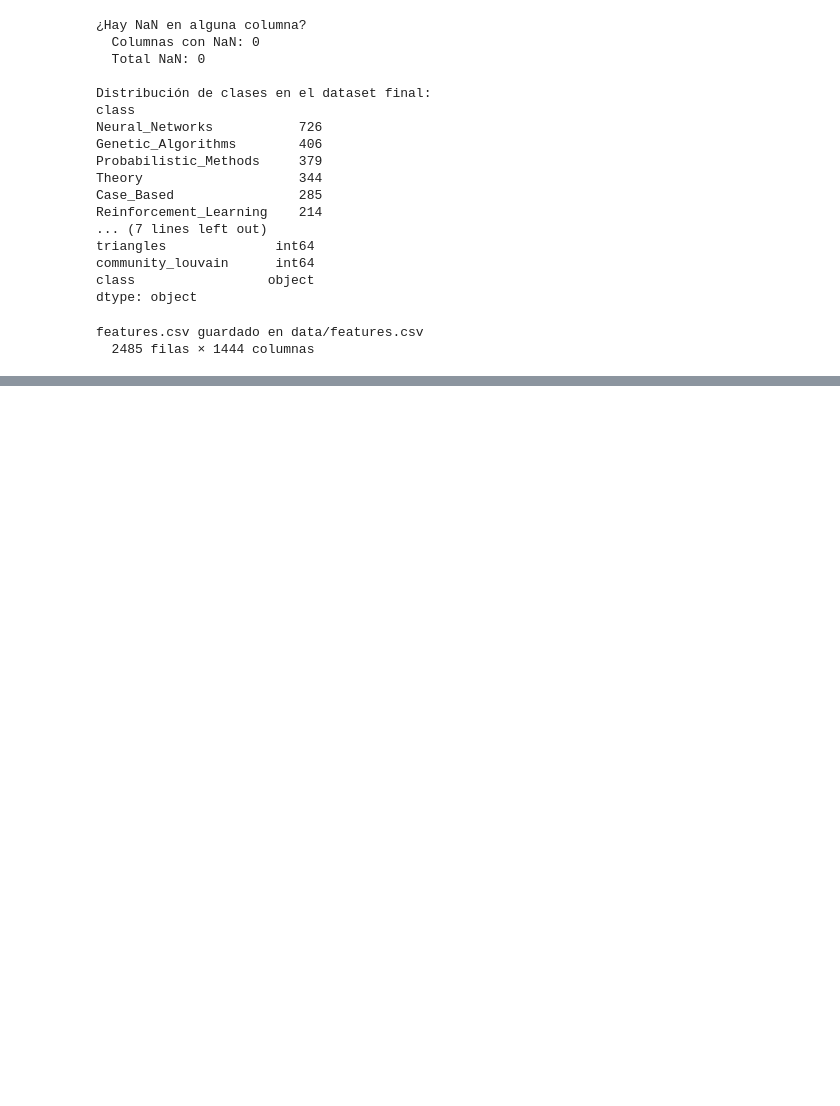
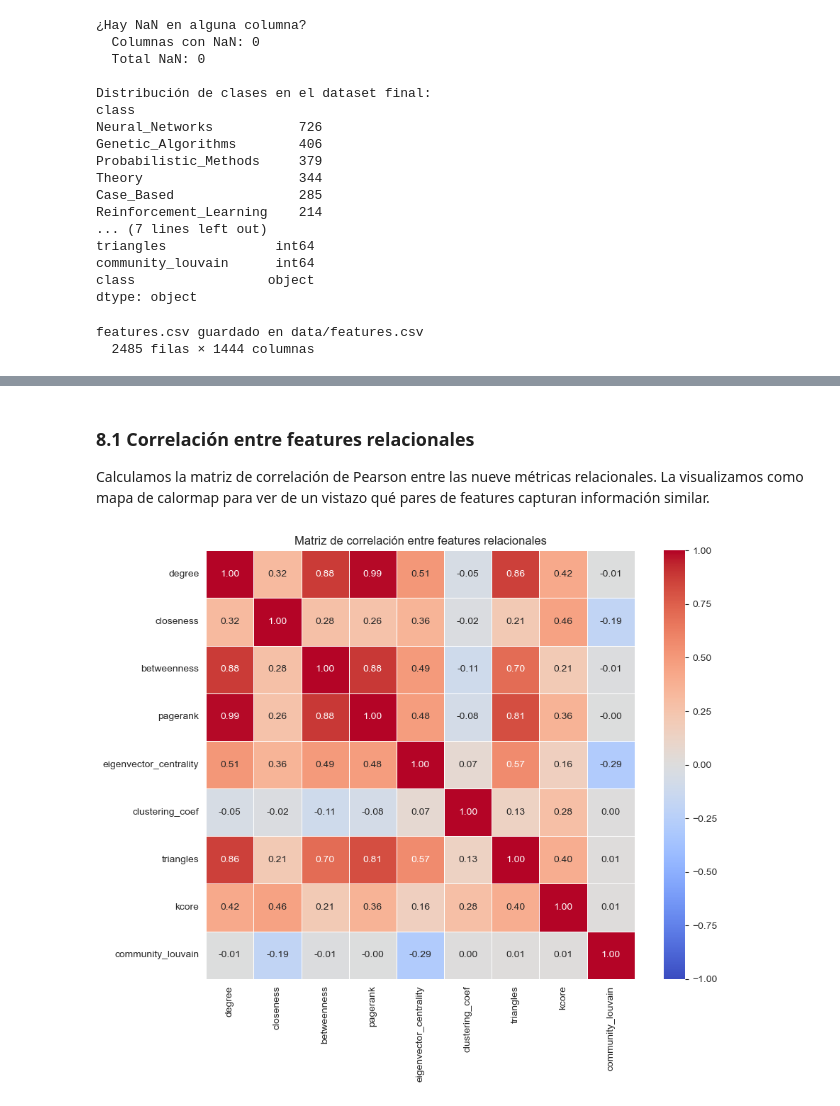
Before and after one commit to JesusSQ/aprendizaje-automatico-relacional, a Jupyter notebook: notebooks/01_eda_y_features.ipynb, the cells around one changed output, grey strips where cells are left out. Cells and saved outputs as stored; diff of their text form; code cells hidden in the pictures; blank space fills up the shorter version.

Commit message:
interpretacion de features y grafos

```diff
--- a/notebooks/01_eda_y_features.ipynb
+++ b/notebooks/01_eda_y_features.ipynb
@@ -554,0 +562,20 @@ features.csv guardado en data/features.csv
+# %%
+import pickle
+import pandas as pd
+import numpy as np
+import networkx as nx
+import matplotlib.pyplot as plt
+import seaborn as sns
+
+sns.set_style("whitegrid")
+plt.rcParams["figure.figsize"] = (10, 6)
+plt.rcParams["figure.dpi"] = 100
+
+# Cargar grafo y features ya calculados
+with open("../data/graph.pkl", "rb") as f:
+    G = pickle.load(f)
+
+features_final = pd.read_csv("../data/features.csv")
+
+print(f"Grafo: {G.number_of_nodes()} nodos, {G.number_of_edges()} aristas")
+print(f"Features: {features_final.shape}")
@@ -554,0 +594,33 @@ features.csv guardado en data/features.csv
+# %% [markdown]
+### 8.1 Correlación entre features relacionales
+
+Calculamos la matriz de correlación de Pearson entre las nueve métricas
+relacionales. La visualizamos como mapa de calormap para ver de un vistazo
+qué pares de features capturan información similar.
+# %%
+columnas_relacionales = [
+    "degree", "closeness", "betweenness", "pagerank",
+    "eigenvector_centrality", "clustering_coef", "triangles",
+    "kcore", "community_louvain"
+]
+
+corr_matrix = features_final[columnas_relacionales].corr()
+
+fig, ax = plt.subplots(figsize=(10, 8))
+sns.heatmap(
+    corr_matrix,
+    annot=True,
+    fmt=".2f",
+    cmap="coolwarm",
+    center=0,
+    vmin=-1,
+    vmax=1,
+    square=True,
+    linewidths=0.5,
+    ax=ax
+)
+ax.set_title("Matriz de correlación entre features relacionales")
+plt.tight_layout()
+plt.show()
+# %% [output]
+[figure, added]
```
Also changed, not shown: parts of 22 cells of this notebook, 3 other files.
